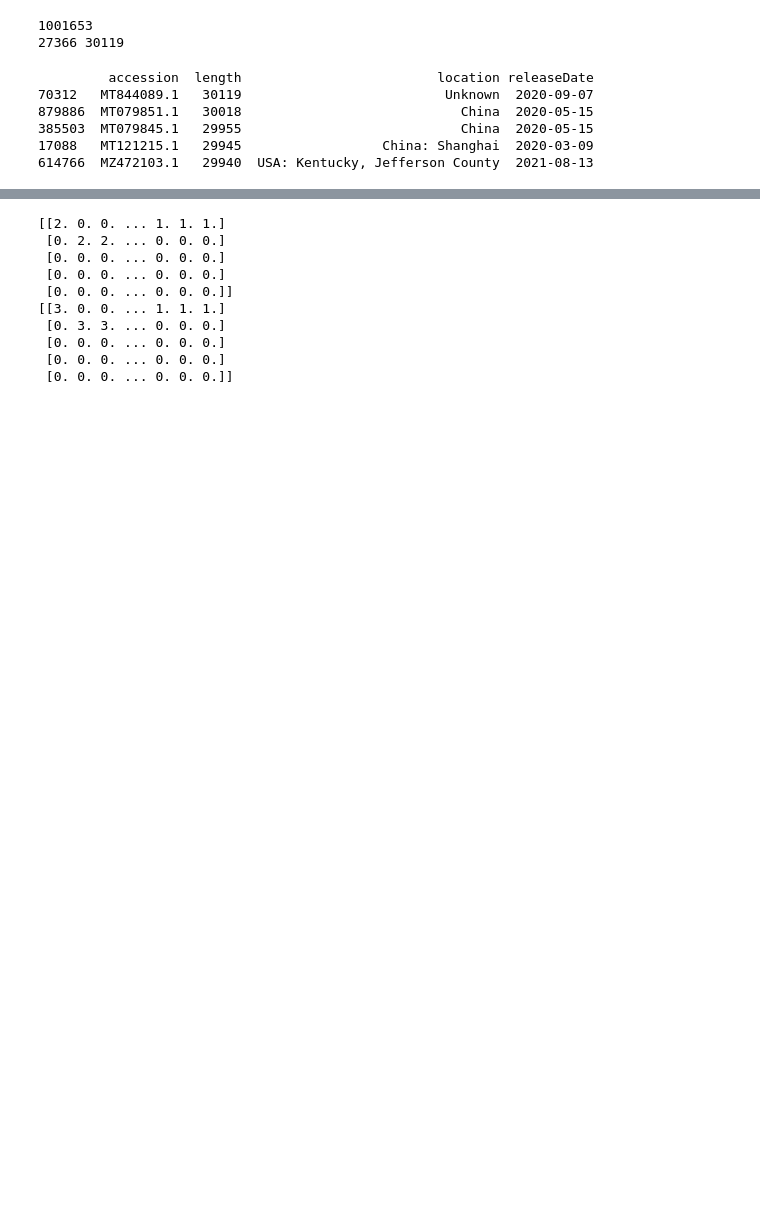
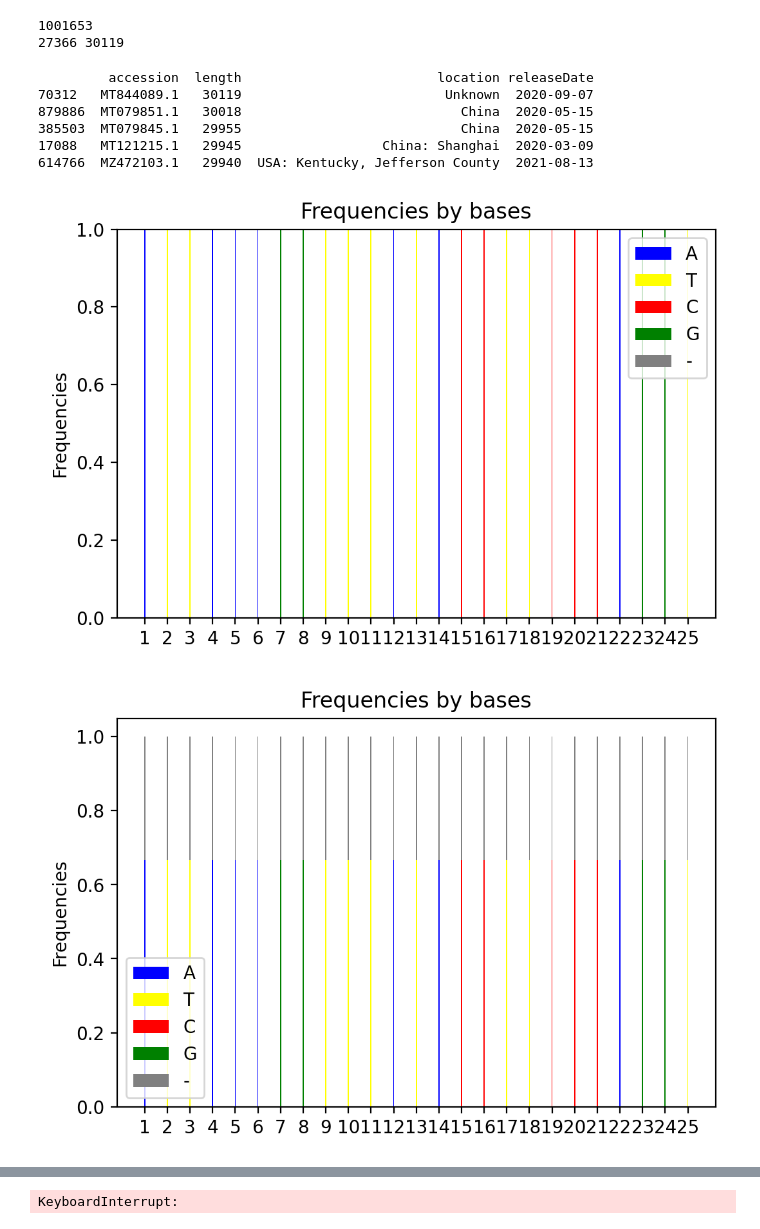
Before and after one commit to kevinsunofficial/CS4501finalproject, a Jupyter notebook: finalproject.ipynb, the cells around one changed output, grey strips where cells are left out. Drawn from its saved outputs; the diff is of its cells as text; code cells hidden in the pictures; blank space fills up the shorter version.

```diff
--- a/finalproject.ipynb
+++ b/finalproject.ipynb
@@ -87,29 +87,43 @@ print(liblen.head())
 17088   MT121215.1   29945                  China: Shanghai  2020-03-09
 614766  MZ472103.1   29940  USA: Kentucky, Jefferson County  2021-08-13
 # %%
-seq_stat = np.zeros((6,maxlen)) # A T C G N -
-maxlen_seq = str(sequences[lib[lib.length==maxlen].accession.item()])
+uni_seq = {}
+seq_stat = np.zeros((5,maxlen)) # A T C G -
+maxlen_acc = lib[lib.length==maxlen].accession.item()
+maxlen_seq = str(sequences[maxlen_acc])
+uni_seq[maxlen_acc] = maxlen_seq
 for j in range(len(maxlen_seq)):
     if maxlen_seq[j] == 'A': seq_stat[0,j] += 1
     elif maxlen_seq[j] == 'T': seq_stat[1,j] += 1
     elif maxlen_seq[j] == 'C': seq_stat[2,j] += 1
     elif maxlen_seq[j] == 'G': seq_stat[3,j] += 1
-    elif maxlen_seq[j] == 'N': seq_stat[4,j] += 1
-    elif maxlen_seq[j] == '-': seq_stat[5,j] += 1
+    elif maxlen_seq[j] == '-': seq_stat[4,j] += 1
-# %%
-for i in range(1,len(acclist)):
-    seq2 = sequences[acclist[i]]
-    alignment = pairwise2.align.globalxx(seq1, seq2, penalize_end_gaps=False)
 # %%
 for i in range(len(acclist)-1):
     seq1, seq2 = sequences[acclist[i]], sequences[acclist[i+1]]
-    alignment = pairwise2.align.globalxx(seq1, seq2, penalize_end_gaps=False, one_alignment_only=True)
+    alignment = pairwise2.align.globalms(seq1, seq2, 2,-1,-10,-0.5, one_alignment_only=True)
     seqB = str(alignment[0].seqB)
+    uni_seq[acclist[i+1]] = seqB
     for k in range(len(seqB)):
         if seqB[k] == 'A': seq_stat[0,k] += 1
         elif seqB[k] == 'T': seq_stat[1,k] += 1
         elif seqB[k] == 'C': seq_stat[2,k] += 1
         elif seqB[k] == 'G': seq_stat[3,k] += 1
-        elif seqB[k] == 'N': seq_stat[4,k] += 1
-        elif seqB[k] == '-': seq_stat[5,k] += 1
+        elif seqB[k] == '-': seq_stat[4,k] += 1
+    freqs = seq_stat/seq_stat.sum(axis=0)
+    freqA, freqT, freqC, freqG, freqn = freqs[0,:25], freqs[1,:25], freqs[2,:25], freqs[3,:25], freqs[4,:25]
+    labels = [str(n) for n in range(1,1+25)]
+    width = 0.05
+    fig, ax = plt.subplots(dpi=200)
+    ax.bar(x=labels, height=freqA, width=width, linewidth=0, label='A', color='blue')
+    ax.bar(x=labels, height=freqT, width=width, linewidth=0, label='T', color='yellow', bottom=freqA)
+    ax.bar(x=labels, height=freqC, width=width, linewidth=0, label='C', color='red', bottom=freqT+freqA)
+    ax.bar(x=labels, height=freqG, width=width, linewidth=0, label='G', color='green', bottom=freqC+freqT+freqA)
+    ax.bar(x=labels, height=freqn, width=width, linewidth=0, label='-', color='grey', bottom=freqG+freqC+freqT+freqA)
+    ax.set_ylabel('Frequencies')
+    ax.set_title('Frequencies by bases')
+    ax.legend()
+    plt.show()
 # %% [output]
+[figure, added]
+[figure, added]
@@ -116,13 +131,4 @@ for i in range(len(acclist)-1):
-[[2. 0. 0. ... 1. 1. 1.]
- [0. 2. 2. ... 0. 0. 0.]
- [0. 0. 0. ... 0. 0. 0.]
- [0. 0. 0. ... 0. 0. 0.]
- [0. 0. 0. ... 0. 0. 0.]]
-[[3. 0. 0. ... 1. 1. 1.]
- [0. 3. 3. ... 0. 0. 0.]
- [0. 0. 0. ... 0. 0. 0.]
- [0. 0. 0. ... 0. 0. 0.]
- [0. 0. 0. ... 0. 0. 0.]]
+KeyboardInterrupt:
 # %%
 minlen_seq = str(sequences[lib[lib.length==minlen].accession.item()])
 # %%
```
Also changed, not shown: parts of 7 cells of this notebook.
